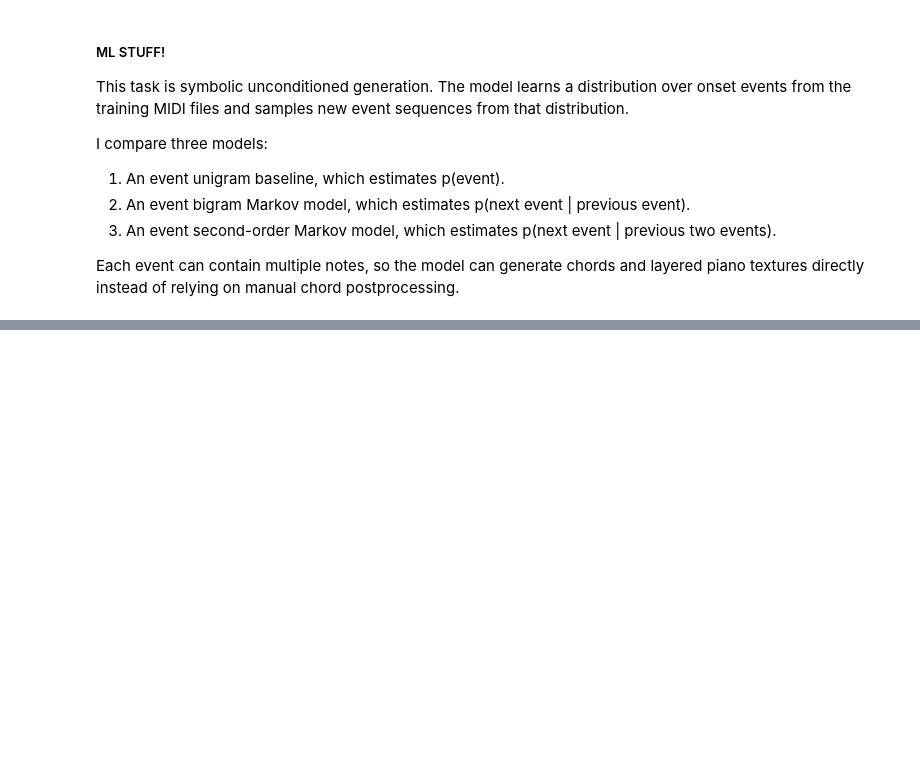
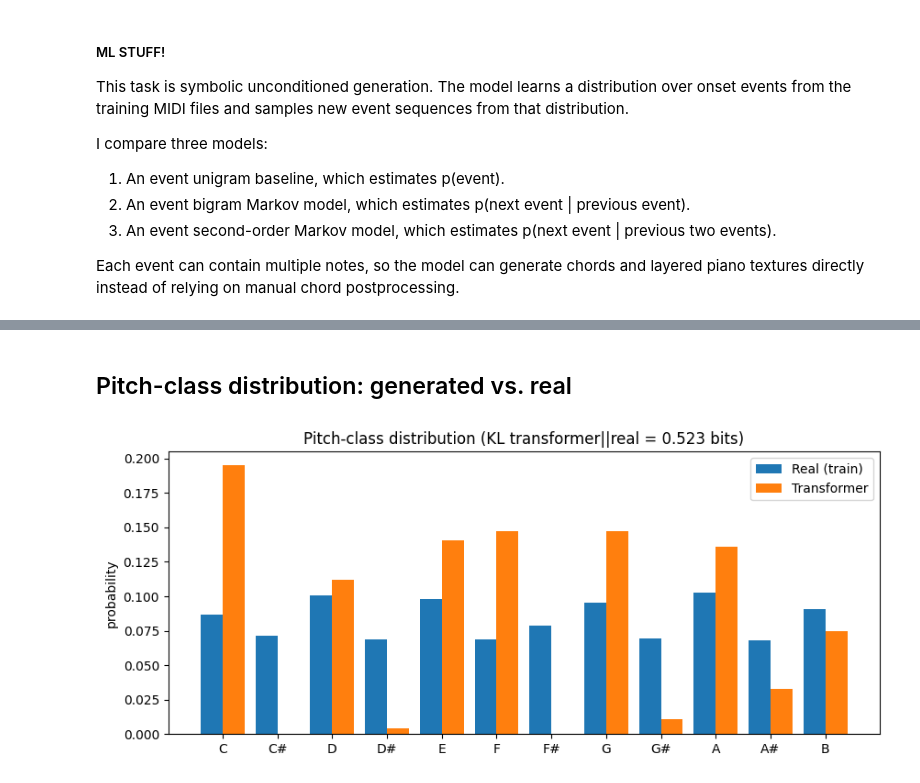
Before and after one commit to ayinfly/CSE153-Assignment-2-Task-1, a Jupyter notebook: workbook.ipynb, the cells around one changed output, grey strips where cells are left out. Drawn from its saved outputs; the diff is of its cells as text; code cells hidden in the pictures; blank space fills up the shorter version.

```diff
--- a/workbook.ipynb
+++ b/workbook.ipynb
@@ -333,0 +565,13 @@ Saved generated MIDI files:
+# %%
+# Musical statistics: each model's generated samples vs. the real training data.
+# Model rows are mean +/- std over the N_SAMPLES draws from the cell above.
+ref_events = [e for s in train_songs for e in s["events"]]
+
+stats_rows = {
+    "Real (train)": reference_stats(train_songs),
+    "Markov 2nd":   aggregate_reports(markov_samples, ref_events),
+    "LSTM":         aggregate_reports(lstm_samples,   ref_events),
+    "Transformer":  aggregate_reports(tf_samples,     ref_events),
+}
+stats_df = pd.DataFrame(stats_rows).T
+stats_df
@@ -333,0 +604,20 @@ Saved generated MIDI files:
+# %% [markdown]
+## Pitch-class distribution: generated vs. real
+# %%
+import numpy as np
+import matplotlib.pyplot as plt
+
+pc_names = ["C","C#","D","D#","E","F","F#","G","G#","A","A#","B"]
+ref_pc = pitch_class_histogram(ref_events)
+tf_pc  = pitch_class_histogram(tf_events)
+
+x = np.arange(12); w = 0.4
+plt.figure(figsize=(10,4))
+plt.bar(x - w/2, ref_pc, width=w, label="Real (train)")
+plt.bar(x + w/2, tf_pc,  width=w, label="Transformer")
+plt.xticks(x, pc_names); plt.ylabel("probability")
+plt.title(f"Pitch-class distribution (KL transformer||real = "
+          f"{kl_divergence(tf_pc, ref_pc):.3f} bits)")
+plt.legend(); plt.show()
+# %% [output]
+[figure, added]
```
Also changed, not shown: parts of 32 cells of this notebook, 2 other files.
